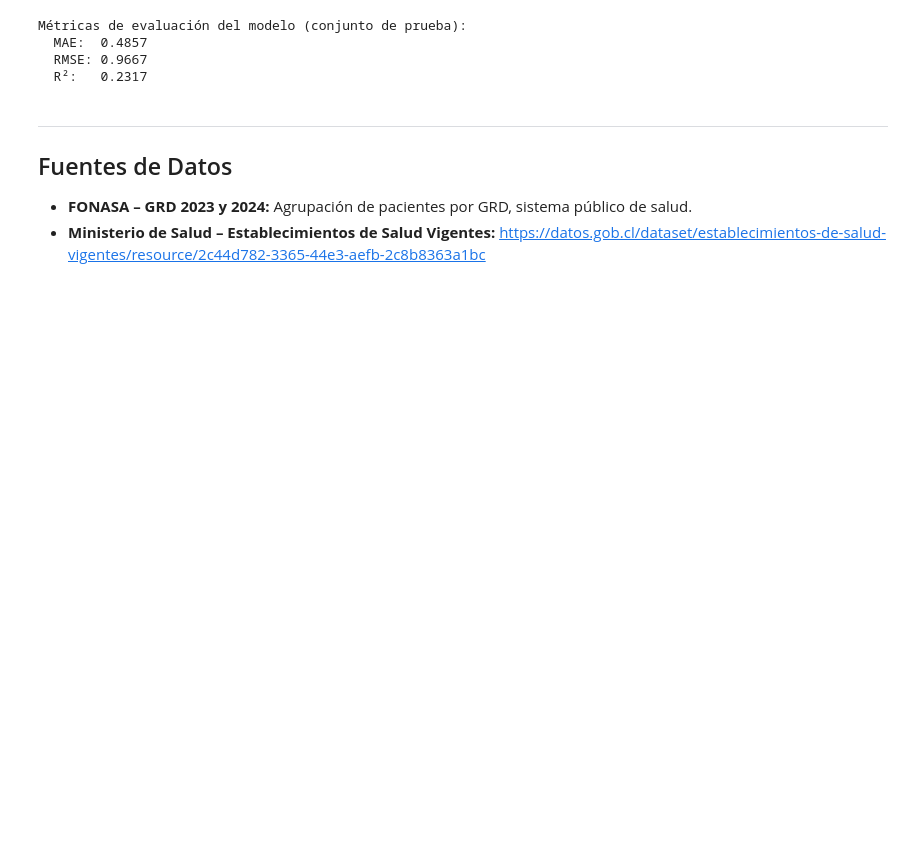
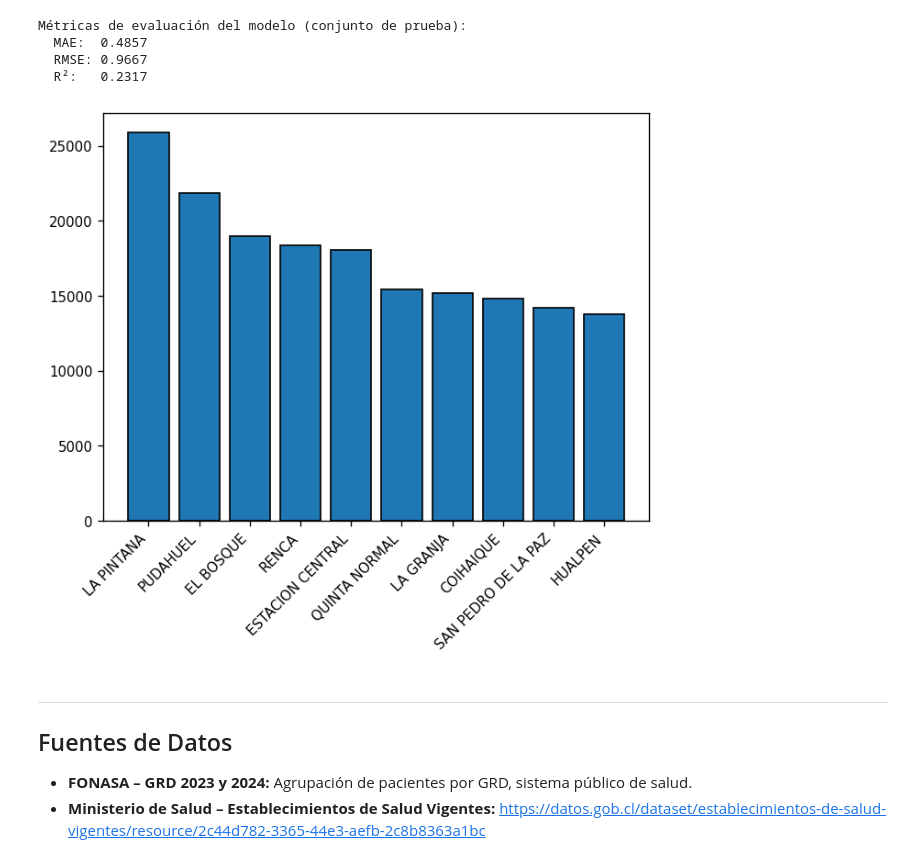
Before and after one commit to thenoeyedgirl/proyecto-GRD-Fonasa, a Jupyter notebook: Analisis_Grupo_5_v2.ipynb, the cells around one changed output. Cells and saved outputs as stored; diff of their text form; code cells hidden in the pictures; blank space fills up the shorter version.

```diff
--- a/Analisis_Grupo_5_v2.ipynb
+++ b/Analisis_Grupo_5_v2.ipynb
@@ -738,6 +784,12 @@ Métricas de evaluación del modelo (conjunto de prueba):
   MAE:  0.4857
   RMSE: 0.9667
   R²:   0.2317
+# %%
+plt.bar(comunas_foraneas["COMUNA_PAC"].head(10), comunas_foraneas["N_FORANEOS"].head(10), color=COLOR_MAIN, edgecolor="black")
+plt.xticks(rotation=45, ha="right")
+plt.show()
+# %% [output]
+[figure, added]
 # %% [markdown]
 ---
 ## Fuentes de Datos
```
Also changed, not shown: parts of 4 cells of this notebook.
